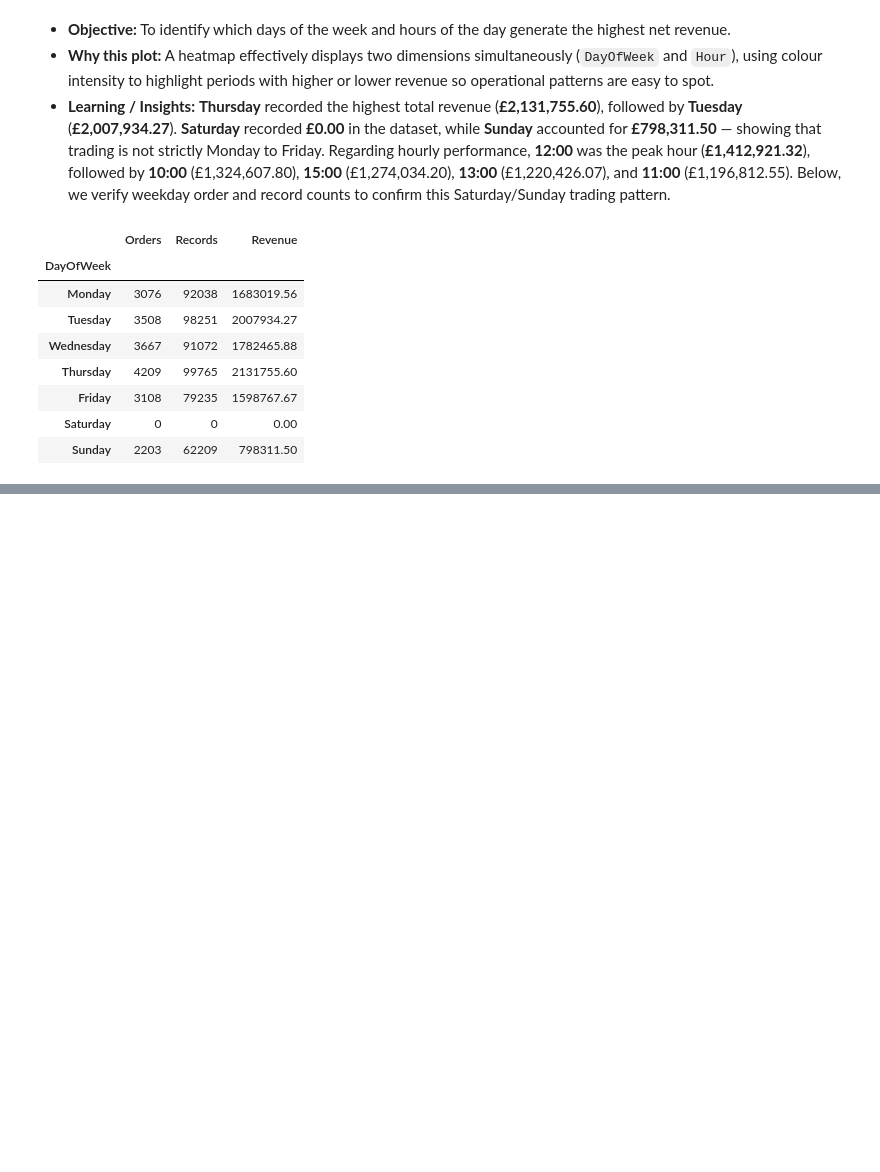
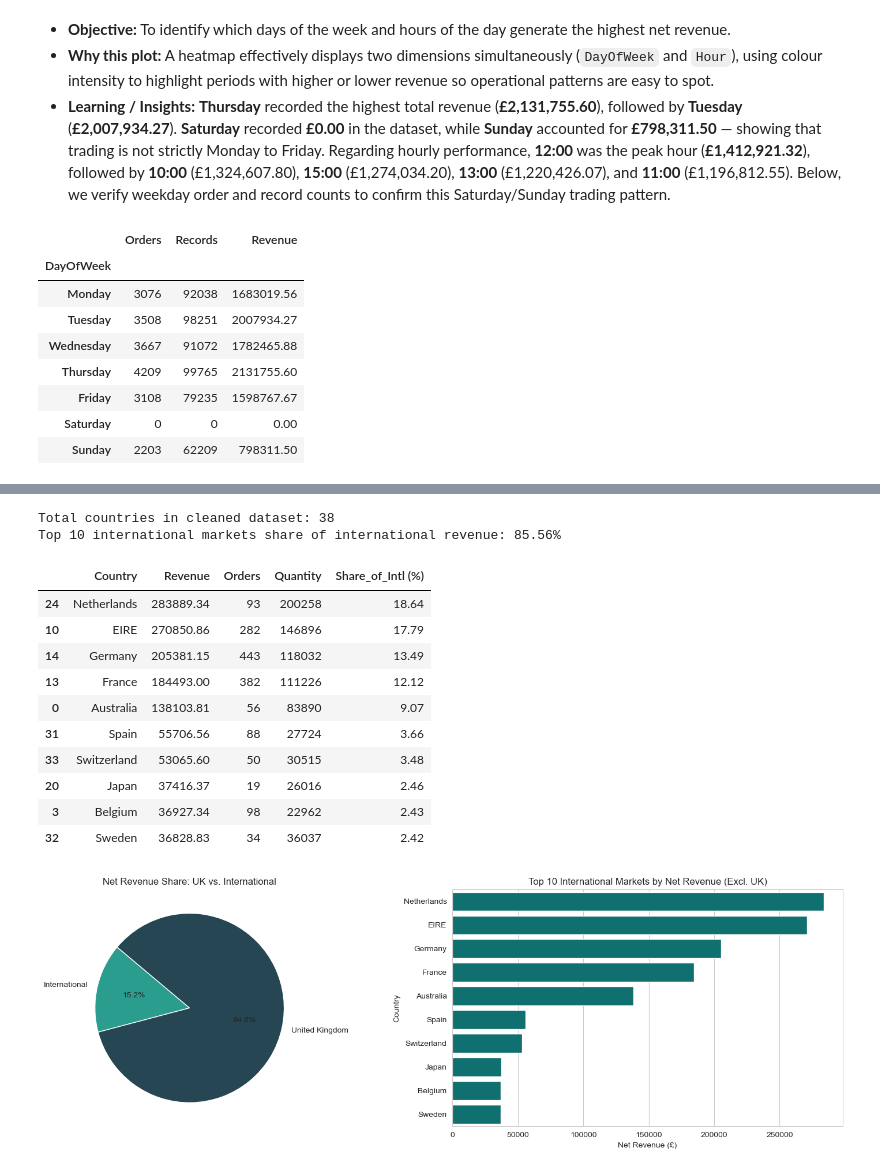
Before and after one commit to CCT-Dublin/CA2_Data_Visualisation_and_Communication_Caio_Jacob_2023168, a Jupyter notebook: CA2_Online_Retail_Analysis.ipynb, the cells around one changed output, grey strips where cells are left out. Cells and saved outputs as stored; diff of their text form; code cells hidden in the pictures; blank space fills up the shorter version.

```diff
--- a/CA2_Online_Retail_Analysis.ipynb
+++ b/CA2_Online_Retail_Analysis.ipynb
@@ -799,0 +863,55 @@ display(weekday_check)
+# %%
+# Aggregate net revenue by Market (UK vs International)
+market_rev = df_clean.groupby("Market")["Revenue"].sum()
+
+# Filter international sales and aggregate by Country
+intl_df = df_clean[df_clean["Country"] != "United Kingdom"]
+intl_summary = pd.DataFrame({
+    "Revenue": intl_df.groupby("Country")["Revenue"].sum(),
+    "Orders": intl_df.groupby("Country")["InvoiceNo"].nunique(),
+    "Quantity": intl_df.groupby("Country")["Quantity"].sum()
+}).reset_index()
+
+intl_summary["Share_of_Intl (%)"] = (intl_summary["Revenue"] / intl_summary["Revenue"].sum() * 100).round(2)
+top10_intl = intl_summary.sort_values(by="Revenue", ascending=False).head(10)
+
+print(f"Total countries in cleaned dataset: {df_clean['Country'].nunique()}")
+print(f"Top 10 international markets share of international revenue: {top10_intl['Share_of_Intl (%)'].sum():.2f}%")
+display(top10_intl)
+
+# Create a side-by-side comparison: UK vs International share and Top 10 International countries
+fig, axes = plt.subplots(1, 2, figsize=(15, 5))
+
+# Left chart: Pie chart for UK vs International revenue share
+axes[0].pie(
+    market_rev.values,
+    labels=market_rev.index,
+    autopct="%1.1f%%",
+    startangle=140,
+    colors=["#2a9d8f", "#264653"]
+)
+axes[0].set_title("Net Revenue Share: UK vs. International")
+
+# Right chart: Horizontal bar chart for Top 10 International markets
+sns.barplot(x="Revenue", y="Country", data=top10_intl, color="teal", ax=axes[1])
+axes[1].set_title("Top 10 International Markets by Net Revenue (Excl. UK)")
+axes[1].set_xlabel("Net Revenue (£)")
+axes[1].set_ylabel("Country")
+
+plt.tight_layout()
+plt.show()
+# %% [output]
+Total countries in cleaned dataset: 38
+Top 10 international markets share of international revenue: 85.56%
+|  | Country | Revenue | Orders | Quantity | Share_of_Intl (%) |
+| 24 | Netherlands | 283889.34 | 93 | 200258 | 18.64 |
+| 10 | EIRE | 270850.86 | 282 | 146896 | 17.79 |
+| 14 | Germany | 205381.15 | 443 | 118032 | 13.49 |
+| 13 | France | 184493.00 | 382 | 111226 | 12.12 |
+| 0 | Australia | 138103.81 | 56 | 83890 | 9.07 |
+| 31 | Spain | 55706.56 | 88 | 27724 | 3.66 |
+| 33 | Switzerland | 53065.60 | 50 | 30515 | 3.48 |
+| 20 | Japan | 37416.37 | 19 | 26016 | 2.46 |
+| 3 | Belgium | 36927.34 | 98 | 22962 | 2.43 |
+| 32 | Sweden | 36828.83 | 34 | 36037 | 2.42 |
+[figure, added]
```
Also changed, not shown: parts of 5 cells of this notebook.
